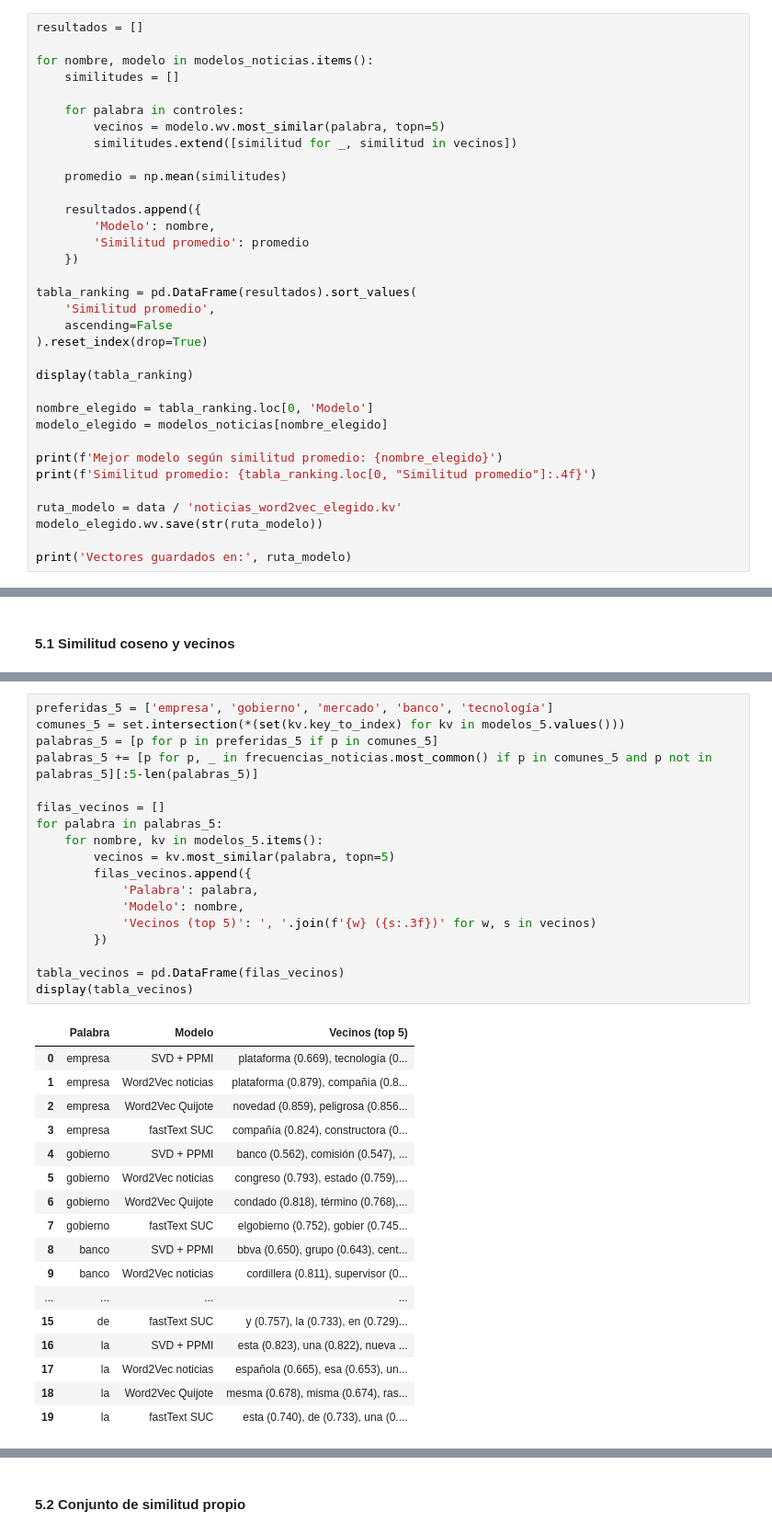
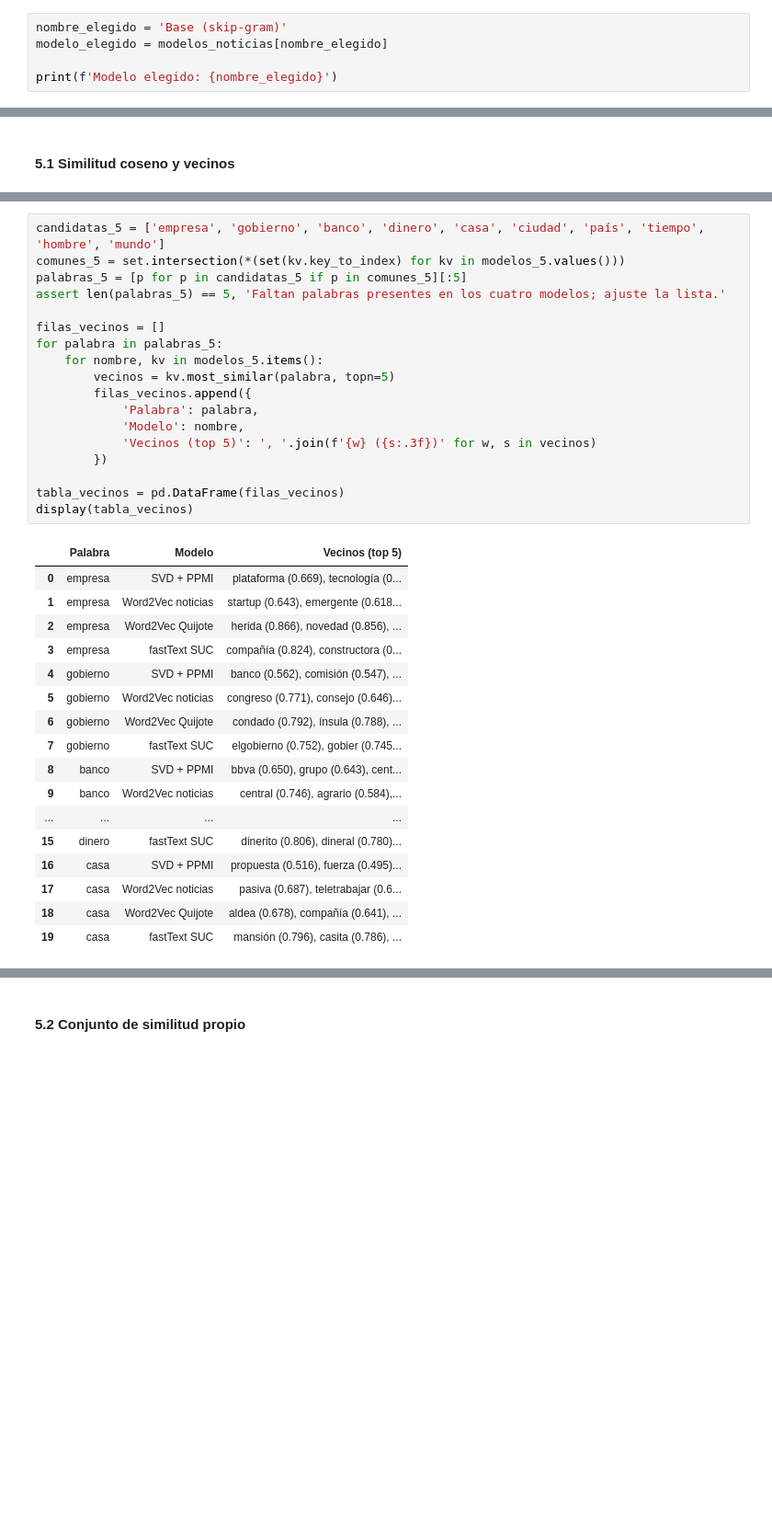
Before and after one commit to Antonio-3108/Natural-Language-Processing, a Jupyter notebook: Laboratorio 8/lab08.ipynb, the cells around one changed output, grey strips where cells are left out. Shown at 92% size. Saved outputs shown, nothing was run; the diff lists cells and outputs as text; blank space fills up the shorter version.

```diff
--- a/Laboratorio 8/lab08.ipynb
+++ b/Laboratorio 8/lab08.ipynb
@@ -606,35 +583,6 @@ FastText utiliza fragmentos de caracteres (subpalabras) para construir vectores,
 # %%
-resultados = []
-
-for nombre, modelo in modelos_noticias.items():
-    similitudes = []
-
-    for palabra in controles:
-        vecinos = modelo.wv.most_similar(palabra, topn=5)
-        similitudes.extend([similitud for _, similitud in vecinos])
-
-    promedio = np.mean(similitudes)
-
-    resultados.append({
-        'Modelo': nombre,
-        'Similitud promedio': promedio
-    })
-
-tabla_ranking = pd.DataFrame(resultados).sort_values(
-    'Similitud promedio',
-    ascending=False
-).reset_index(drop=True)
-
-display(tabla_ranking)
-
-nombre_elegido = tabla_ranking.loc[0, 'Modelo']
+nombre_elegido = 'Base (skip-gram)'
 modelo_elegido = modelos_noticias[nombre_elegido]
 
-print(f'Mejor modelo según similitud promedio: {nombre_elegido}')
-print(f'Similitud promedio: {tabla_ranking.loc[0, "Similitud promedio"]:.4f}')
-
-ruta_modelo = data / 'noticias_word2vec_elegido.kv'
-modelo_elegido.wv.save(str(ruta_modelo))
-
-print('Vectores guardados en:', ruta_modelo)
+print(f'Modelo elegido: {nombre_elegido}')
 # %% [output]
@@ -710,41 +653,41 @@ display(tabla_coseno.round(6))
 | 8 | fastText SUC | empresa / mercado | 0.574913 | 0.574913 | 0.0 |
 | 9 | fastText SUC | tecnología / sostenibilidad | 0.505609 | 0.505609 | 0.0 |
 # %%
-preferidas_5 = ['empresa', 'gobierno', 'mercado', 'banco', 'tecnología']
+candidatas_5 = ['empresa', 'gobierno', 'banco', 'dinero', 'casa', 'ciudad', 'país', 'tiempo', 'hombre', 'mundo']
 comunes_5 = set.intersection(*(set(kv.key_to_index) for kv in modelos_5.values()))
-palabras_5 = [p for p in preferidas_5 if p in comunes_5]
-palabras_5 += [p for p, _ in frecuencias_noticias.most_common() if p in comunes_5 and p not in palabras_5][:5-len(palabras_5)]
+palabras_5 = [p for p in candidatas_5 if p in comunes_5][:5]
+assert len(palabras_5) == 5, 'Faltan palabras presentes en los cuatro modelos; ajuste la lista.'
 
 filas_vecinos = []
 for palabra in palabras_5:
     for nombre, kv in modelos_5.items():
         vecinos = kv.most_similar(palabra, topn=5)
         filas_vecinos.append({
             'Palabra': palabra,
             'Modelo': nombre,
             'Vecinos (top 5)': ', '.join(f'{w} ({s:.3f})' for w, s in vecinos)
         })
 
 tabla_vecinos = pd.DataFrame(filas_vecinos)
 display(tabla_vecinos)
 # %% [output]
 |  | Palabra | Modelo | Vecinos (top 5) |
 | 0 | empresa | SVD + PPMI | plataforma (0.669), tecnología (0... |
-| 1 | empresa | Word2Vec noticias | plataforma (0.879), compañía (0.8... |
-| 2 | empresa | Word2Vec Quijote | novedad (0.859), peligrosa (0.856... |
+| 1 | empresa | Word2Vec noticias | startup (0.643), emergente (0.618... |
+| 2 | empresa | Word2Vec Quijote | herida (0.866), novedad (0.856), ... |
 | 3 | empresa | fastText SUC | compañía (0.824), constructora (0... |
 | 4 | gobierno | SVD + PPMI | banco (0.562), comisión (0.547), ... |
-| 5 | gobierno | Word2Vec noticias | congreso (0.793), estado (0.759),... |
-| 6 | gobierno | Word2Vec Quijote | condado (0.818), término (0.768),... |
+| 5 | gobierno | Word2Vec noticias | congreso (0.771), consejo (0.646)... |
+| 6 | gobierno | Word2Vec Quijote | condado (0.792), ínsula (0.788), ... |
 | 7 | gobierno | fastText SUC | elgobierno (0.752), gobier (0.745... |
 | 8 | banco | SVD + PPMI | bbva (0.650), grupo (0.643), cent... |
-| 9 | banco | Word2Vec noticias | cordillera (0.811), supervisor (0... |
+| 9 | banco | Word2Vec noticias | central (0.746), agrario (0.584),... |
 | ... | ... | ... | ... |
-| 15 | de | fastText SUC | y (0.757), la (0.733), en (0.729)... |
-| 16 | la | SVD + PPMI | esta (0.823), una (0.822), nueva ... |
-| 17 | la | Word2Vec noticias | española (0.665), esa (0.653), un... |
-| 18 | la | Word2Vec Quijote | mesma (0.678), misma (0.674), ras... |
-| 19 | la | fastText SUC | esta (0.740), de (0.733), una (0.... |
+| 15 | dinero | fastText SUC | dinerito (0.806), dineral (0.780)... |
+| 16 | casa | SVD + PPMI | propuesta (0.516), fuerza (0.495)... |
+| 17 | casa | Word2Vec noticias | pasiva (0.687), teletrabajar (0.6... |
+| 18 | casa | Word2Vec Quijote | aldea (0.678), compañía (0.641), ... |
+| 19 | casa | fastText SUC | mansión (0.796), casita (0.786), ... |
 # %%
 pares_antonimos = [
     ('bueno', 'malo'),
```
Also changed, not shown: parts of 37 cells of this notebook, 2 other files.
